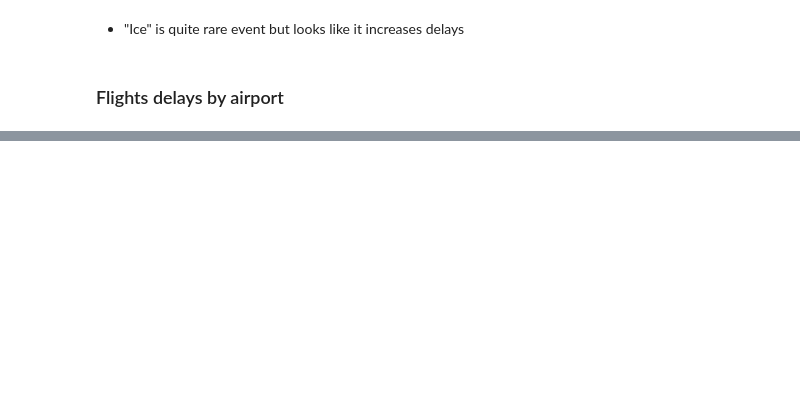
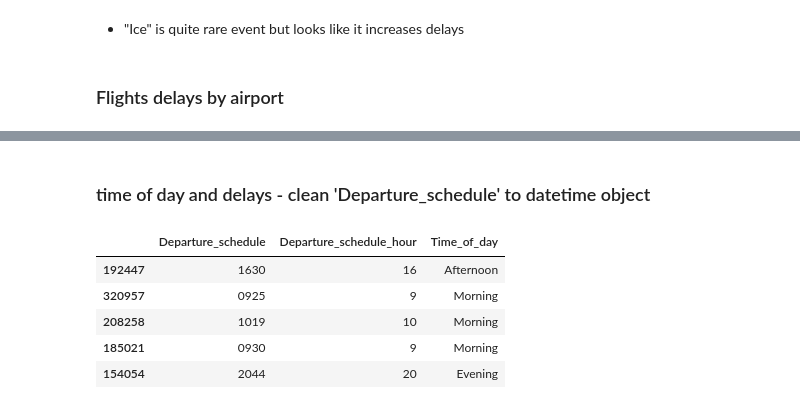
Before and after one commit to mattdns1006/flight, a Jupyter notebook: datatonic.ipynb, the cells around one changed output, grey strips where cells are left out. Saved outputs shown, nothing was run; the diff lists cells and outputs as text; code cells hidden in the pictures; blank space fills up the shorter version.

```diff
--- a/datatonic.ipynb
+++ b/datatonic.ipynb
@@ -195,0 +259,24 @@ plt.scatter(x,)
+# %% [markdown]
+### time of day and delays - clean 'Departure_schedule' to datetime object
+# %%
+flights_weather['Departure_schedule'] = flights_weather['Departure_schedule'].astype(str)
+def add_0(time):
+    if len(time) == 1:
+        return '000' + time
+    elif len(time) == 2:
+        return '00' + time
+    elif len(time) == 3:
+        return '0'+time
+    else:
+        return time
+flights_weather['Departure_schedule'] = flights_weather['Departure_schedule'].apply(add_0)
+flights_weather['Departure_schedule_hour'] = pd.to_datetime(flights_weather['Departure_schedule'], format='%H%M').dt.hour
+flights_weather['Time_of_day'] = pd.cut(flights_weather['Departure_schedule_hour'],np.arange(0,30,6),right=False,labels=['Early morning','Morning','Afternoon','Evening'])
+flights_weather[['Departure_schedule','Departure_schedule_hour','Time_of_day']].sample(5) # example
+# %% [output]
+|  | Departure_schedule | Departure_schedule_hour | Time_of_day |
+| 192447 | 1630 | 16 | Afternoon |
+| 320957 | 0925 | 9 | Morning |
+| 208258 | 1019 | 10 | Morning |
+| 185021 | 0930 | 9 | Morning |
+| 154054 | 2044 | 20 | Evening |
```
Also changed, not shown: parts of 34 cells of this notebook.
